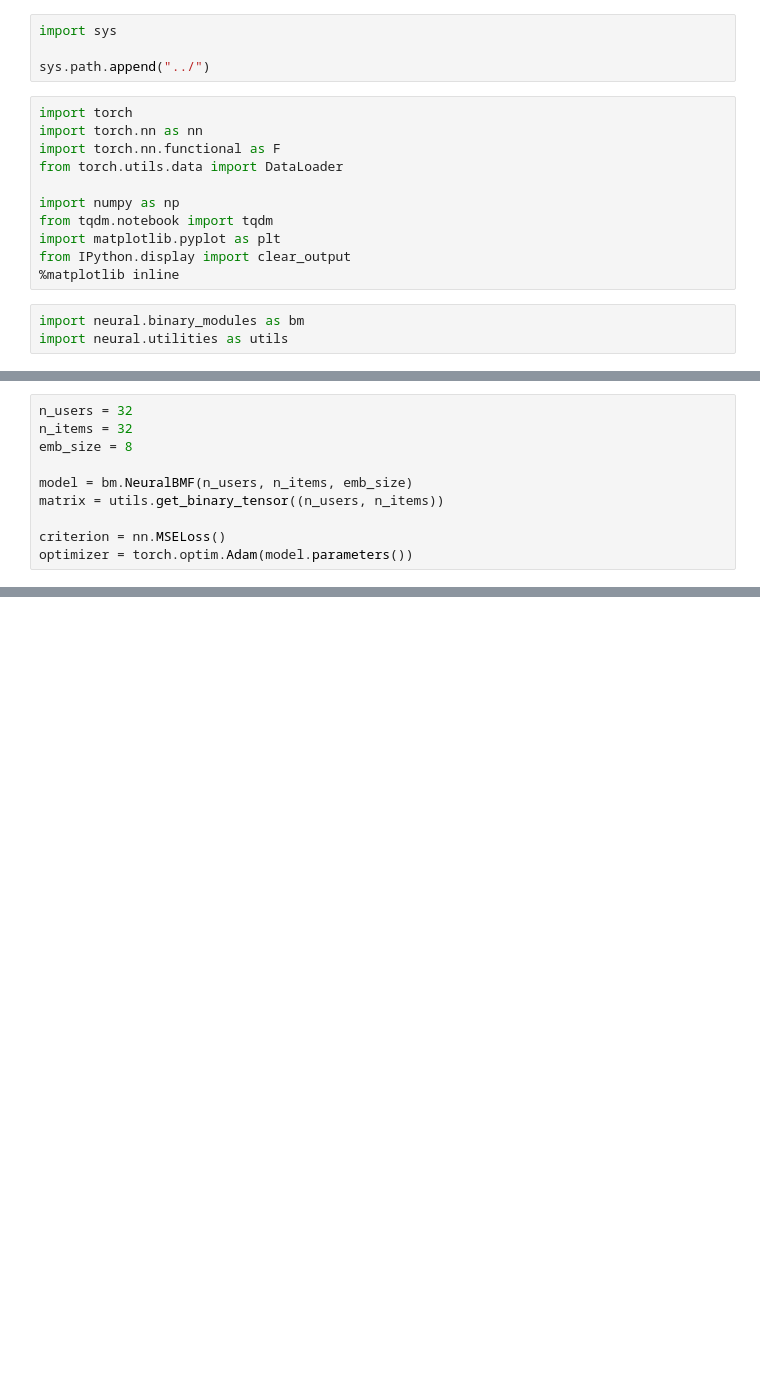
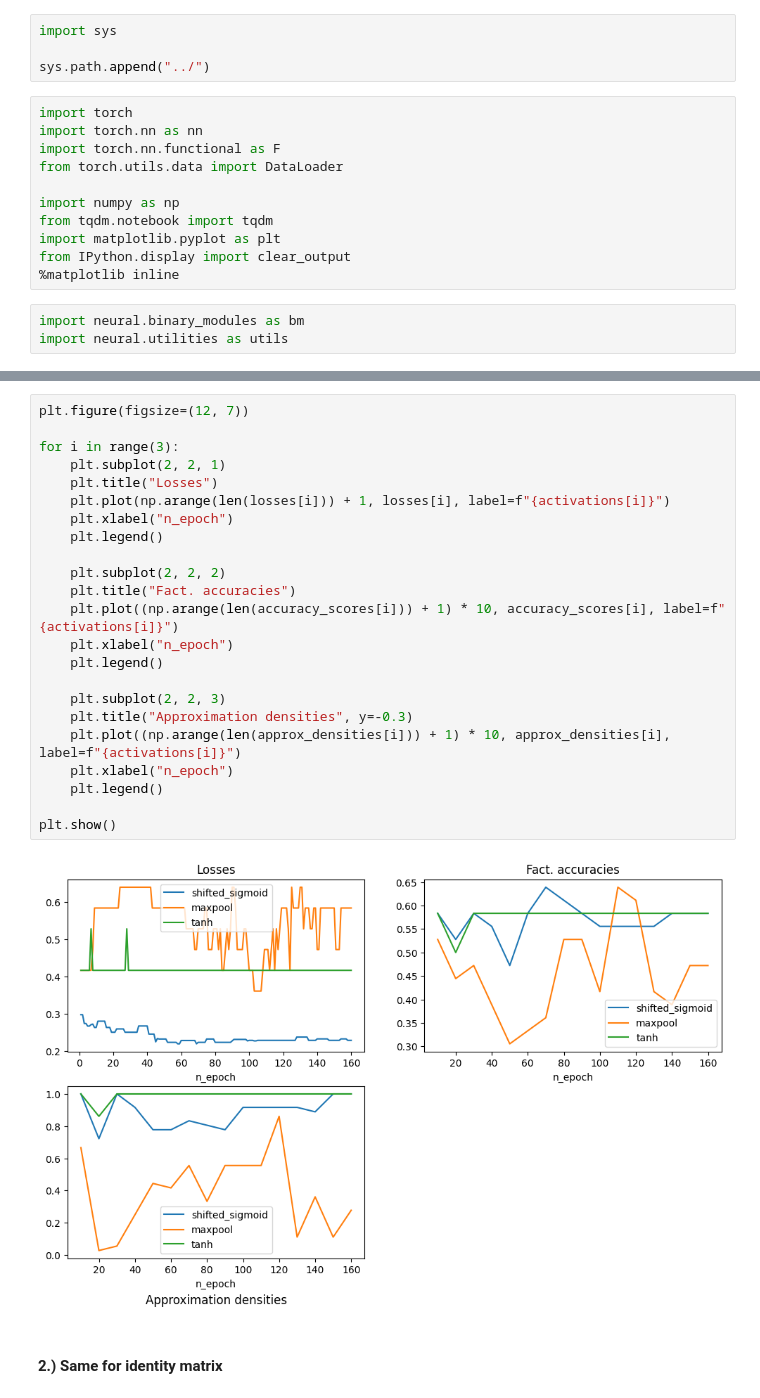
Before and after one commit to RuslanGreenhead/BMF, a Jupyter notebook: bmf/notebooks/neural_experiments.ipynb, the cells around one changed output, grey strips where cells are left out. Drawn from its saved outputs; the diff is of its cells as text; blank space fills up the shorter version.

```diff
--- a/bmf/notebooks/neural_experiments.ipynb
+++ b/bmf/notebooks/neural_experiments.ipynb
@@ -94,10 +107,0 @@ def train_over_matrix(matrix, model, criterion, optimizer,
-# %%
-n_users = 32
-n_items = 32
-emb_size = 8
-
-model = bm.NeuralBMF(n_users, n_items, emb_size)
-matrix = utils.get_binary_tensor((n_users, n_items))
-
-criterion = nn.MSELoss()
-optimizer = torch.optim.Adam(model.parameters())
@@ -103,0 +154,27 @@ optimizer = torch.optim.Adam(model.parameters())
+# %%
+plt.figure(figsize=(12, 7))
+
+for i in range(3):
+    plt.subplot(2, 2, 1)
+    plt.title("Losses")
+    plt.plot(np.arange(len(losses[i])) + 1, losses[i], label=f"{activations[i]}")
+    plt.xlabel("n_epoch")
+    plt.legend()
+
+    plt.subplot(2, 2, 2)
+    plt.title("Fact. accuracies")
+    plt.plot((np.arange(len(accuracy_scores[i])) + 1) * 10, accuracy_scores[i], label=f"{activations[i]}")
+    plt.xlabel("n_epoch")
+    plt.legend()
+
+    plt.subplot(2, 2, 3)
+    plt.title("Approximation densities", y=-0.3)
+    plt.plot((np.arange(len(approx_densities[i])) + 1) * 10, approx_densities[i], label=f"{activations[i]}")
+    plt.xlabel("n_epoch")
+    plt.legend()
+
+plt.show()
+# %% [output]
+[figure, added]
+# %% [markdown]
+#### 2.) Same for identity matrix
```
Also changed, not shown: parts of 27 cells of this notebook, 2 other files.
